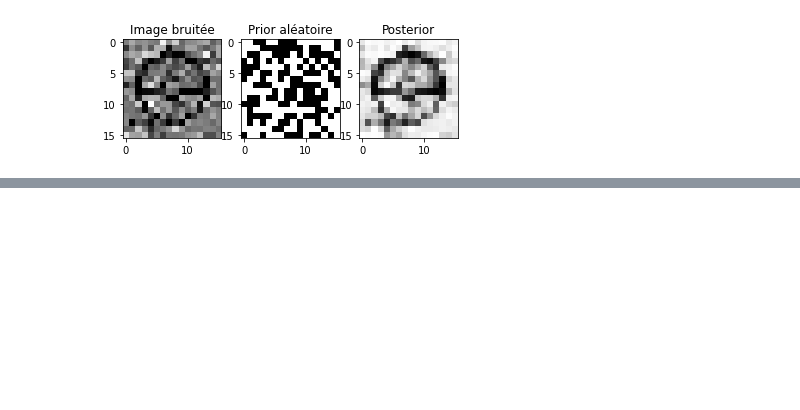
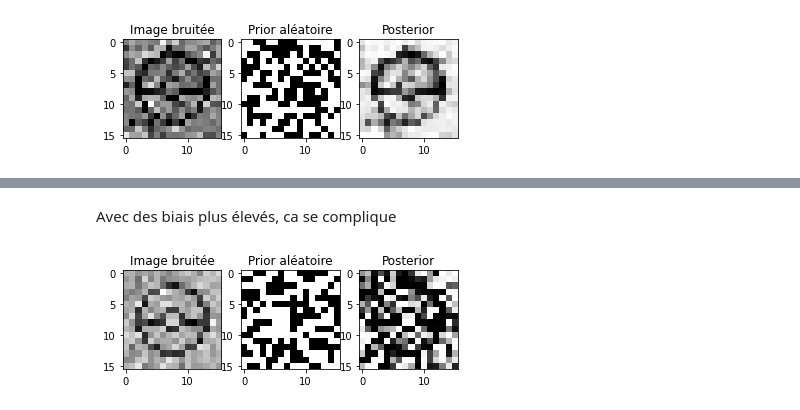
Before and after one commit to gvermersch/Ising_MC, a Jupyter notebook: MAIN.ipynb, the cells around one changed output, grey strips where cells are left out. Saved outputs shown, nothing was run; the diff lists cells and outputs as text; code cells hidden in the pictures; blank space fills up the shorter version.

```diff
--- a/MAIN.ipynb
+++ b/MAIN.ipynb
@@ -311,0 +308,8 @@ posterior = get_posterior("data/poke_noise_TAU=0.1_MU0.2_1.png", 1000, 1000, ALP
+# %% [markdown]
+Avec des biais plus élevés, ca se complique
+# %%
+posterior = get_posterior("data/poke_noise_TAU=0.1_MU0.5_1.png", 1000, 1000, ALPHA = 0.1,
+                          BETA = 0.1, TAU = 0.1, MU = [0.5, 1],
+                          deter = True)
+# %% [output]
+[figure, added]
```
Also changed, not shown: parts of 23 cells of this notebook.
